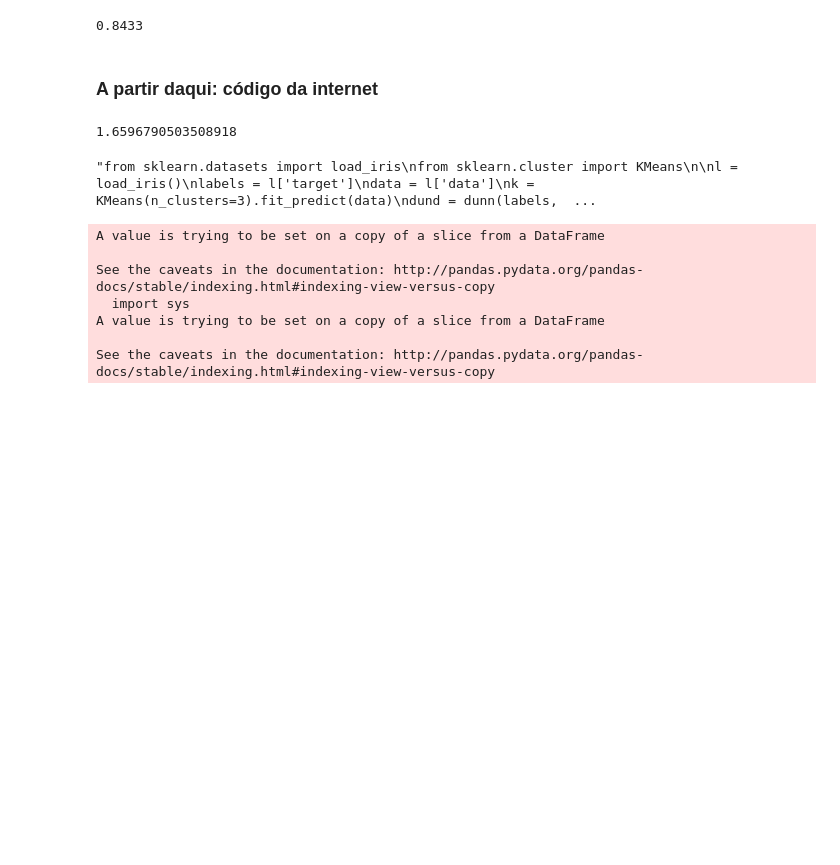
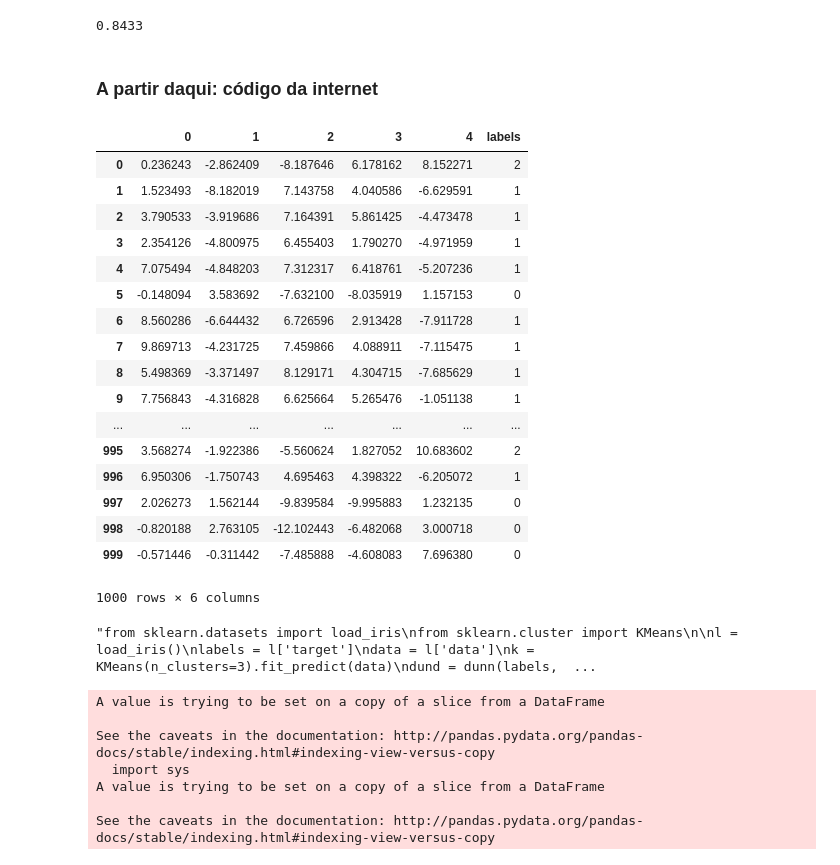
Before and after one commit to studart301d/Clusters-Metrics-Library, a Jupyter notebook: Dunn_Index.ipynb, the cells around one changed output. Cells and saved outputs as stored; diff of their text form; code cells hidden in the pictures; blank space fills up the shorter version.

```diff
--- a/Dunn_Index.ipynb
+++ b/Dunn_Index.ipynb
@@ -240,10 +244,27 @@ def diameter(labels, distances):
             if labels[i] == labels[ii] and distances[i, ii] > diameters[labels[i]]:
                 diameters[labels[i]] = distances[i, ii]
     return diameters
-# %%
-dunn(df['labels'], euclidean_distances(df))
-# %% [output]
-1.6596790503508918
+# %%
+x
+# %% [output]
+|  | 0 | 1 | 2 | 3 | 4 | labels |
+| 0 | 0.236243 | -2.862409 | -8.187646 | 6.178162 | 8.152271 | 2 |
+| 1 | 1.523493 | -8.182019 | 7.143758 | 4.040586 | -6.629591 | 1 |
+| 2 | 3.790533 | -3.919686 | 7.164391 | 5.861425 | -4.473478 | 1 |
+| 3 | 2.354126 | -4.800975 | 6.455403 | 1.790270 | -4.971959 | 1 |
+| 4 | 7.075494 | -4.848203 | 7.312317 | 6.418761 | -5.207236 | 1 |
+| 5 | -0.148094 | 3.583692 | -7.632100 | -8.035919 | 1.157153 | 0 |
+| 6 | 8.560286 | -6.644432 | 6.726596 | 2.913428 | -7.911728 | 1 |
+| 7 | 9.869713 | -4.231725 | 7.459866 | 4.088911 | -7.115475 | 1 |
+| 8 | 5.498369 | -3.371497 | 8.129171 | 4.304715 | -7.685629 | 1 |
+| 9 | 7.756843 | -4.316828 | 6.625664 | 5.265476 | -1.051138 | 1 |
+| ... | ... | ... | ... | ... | ... | ... |
+| 995 | 3.568274 | -1.922386 | -5.560624 | 1.827052 | 10.683602 | 2 |
+| 996 | 6.950306 | -1.750743 | 4.695463 | 4.398322 | -6.205072 | 1 |
+| 997 | 2.026273 | 1.562144 | -9.839584 | -9.995883 | 1.232135 | 0 |
+| 998 | -0.820188 | 2.763105 | -12.102443 | -6.482068 | 3.000718 | 0 |
+| 999 | -0.571446 | -0.311442 | -7.485888 | -4.608083 | 7.696380 | 0 |
+1000 rows × 6 columns
 # %%
 """from sklearn.datasets import load_iris
 from sklearn.cluster import KMeans
```
Also changed, not shown: parts of 2 cells of this notebook, 2 other files.
